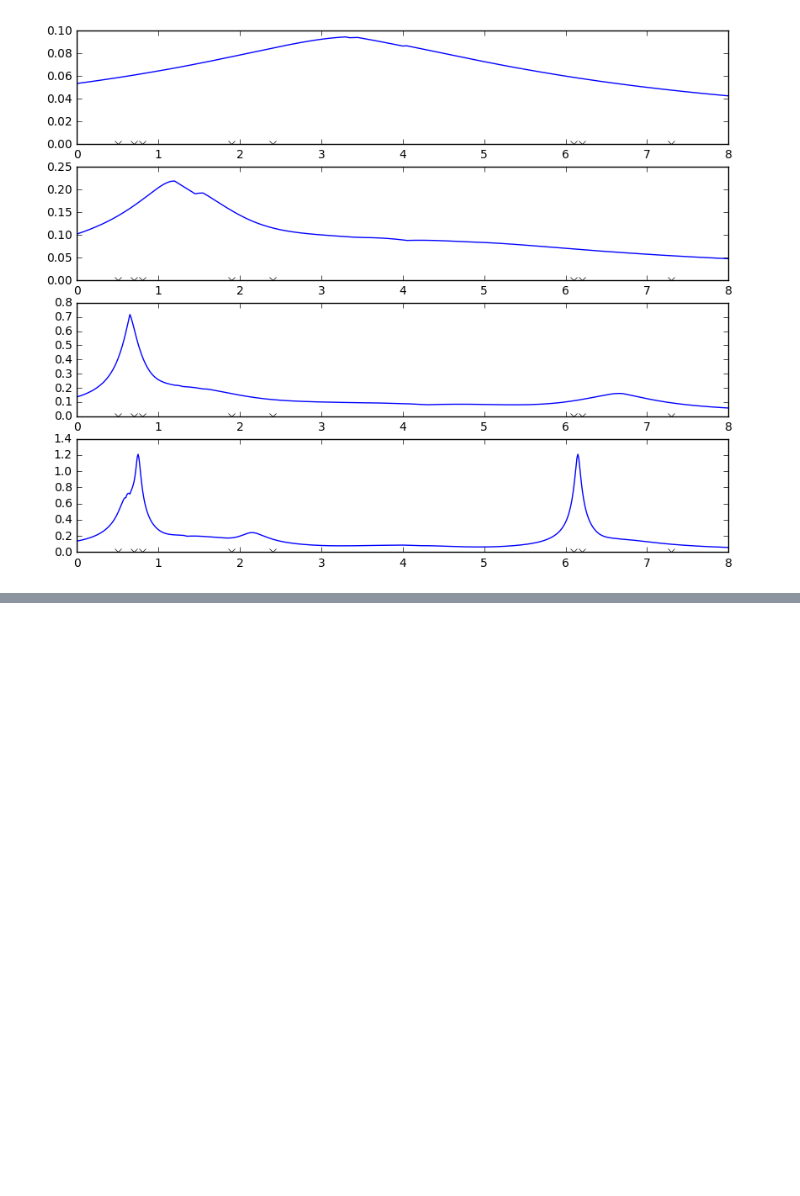
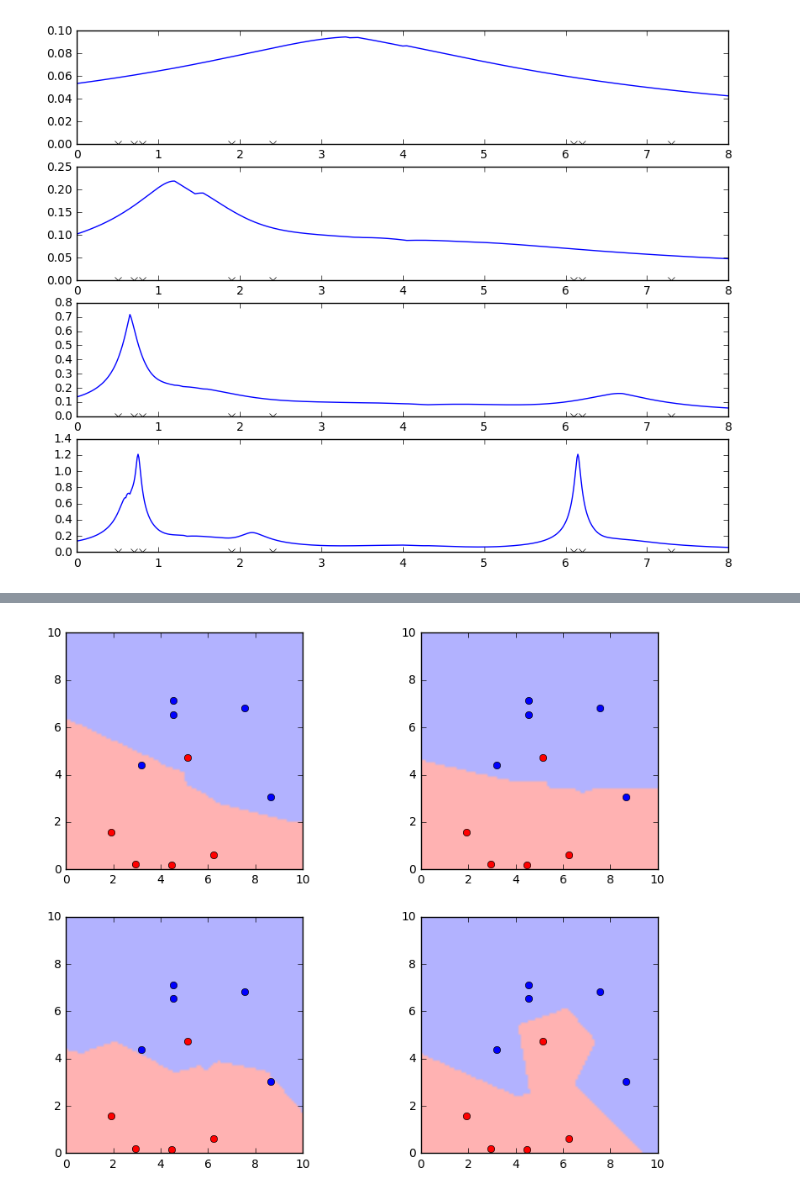
Before and after one commit to pfaion/NonparametricMethods, a Jupyter notebook: explore.ipynb, the cells around one changed output, grey strips where cells are left out. Cells and saved outputs as stored; diff of their text form; code cells hidden in the pictures; blank space fills up the shorter version.

```diff
--- a/explore.ipynb
+++ b/explore.ipynb
@@ -118,0 +156,37 @@ for i,h in enumerate(hs):
+# %%
+def dist(a_tup, b_tup):
+    return math.sqrt(sum((a-b)**2 for a,b in zip(a_tup, b_tup)))
+
+def knn_classifier(x_tup, data, k):
+    d = len(data[0][0])
+    unit_sphere_volume = math.pi**(d/2)/math.factorial(d/2) if d%2==0 else 2*math.factorial(d//2)*(4*math.pi)**(d//2)/math.factorial(2*(d//2)+1)
+    all_data = [dat for class_dat in data for dat in class_dat]
+    all_dists = [dist(x_tup, dat) for dat in all_data]
+    r = sorted(all_dists)[k-1]
+
+    class_responses = [
+        sum(1 for dat in class_data if dist(dat, x_tup) <= r)/k
+        for c, class_data in enumerate(data)
+    ]
+
+    return class_responses.index(max(class_responses))
+# %%
+ks = [7, 5, 3, 1]
+xs = np.arange(0, 10, 0.1)
+ys = np.arange(0, 10, 0.1)
+for i,k in enumerate(ks):
+    plt.subplot(2,2,i+1)
+
+    classifications = [[
+            knn_classifier((x, y), classData2D, k)
+        for x in xs] for y in ys]
+
+    colors = ['r', 'b']
+    from matplotlib.colors import LinearSegmentedColormap
+    cm = LinearSegmentedColormap.from_list('my_colormap',[(1,0.7,0.7), (0.7,0.7,1)])
+
+    plt.imshow(classifications, extent=(0,10,0,10), cmap=cm, origin='lower')
+    for c, data in enumerate(classData2D):
+        plt.plot(*zip(*data), 'o', color=colors[c])
+# %% [output]
+[figure, added]
```
Also changed, not shown: parts of 6 cells of this notebook.
